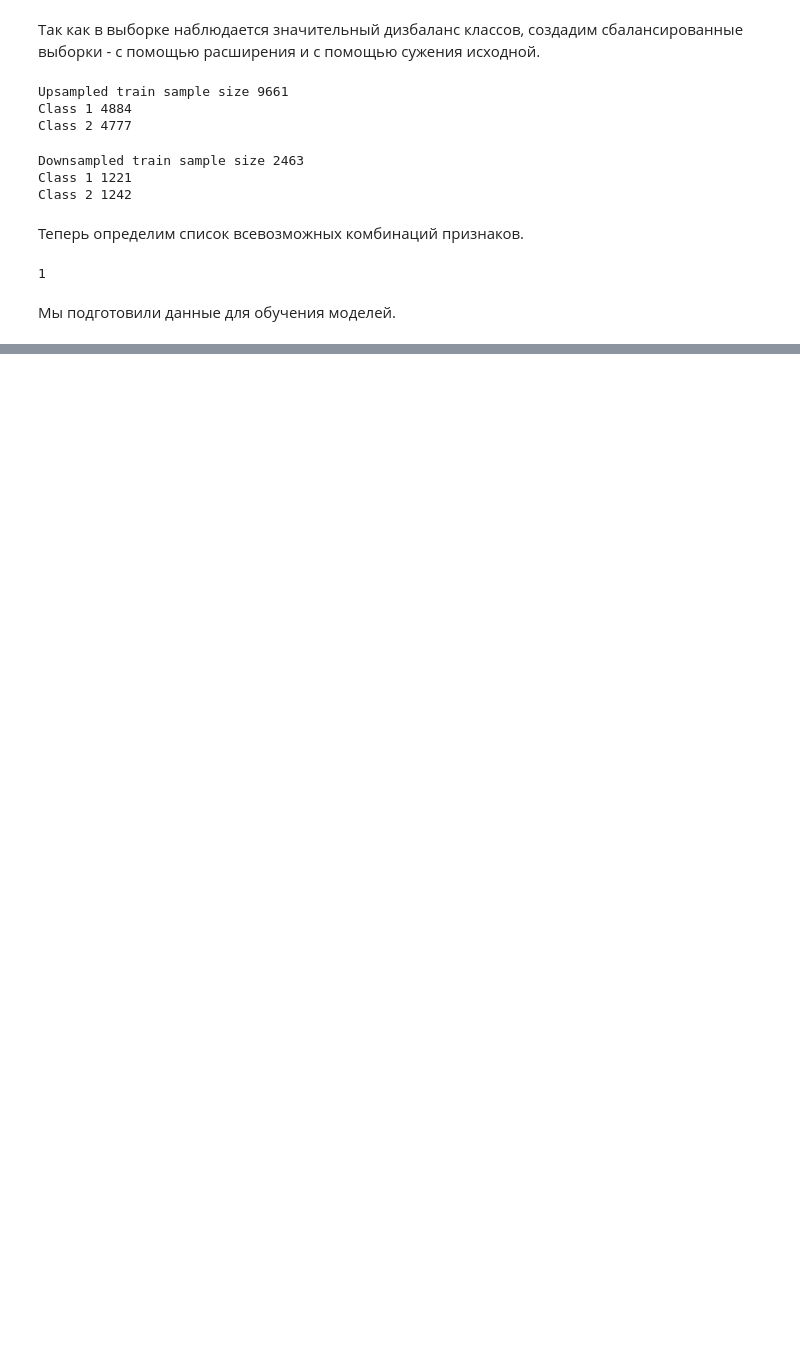
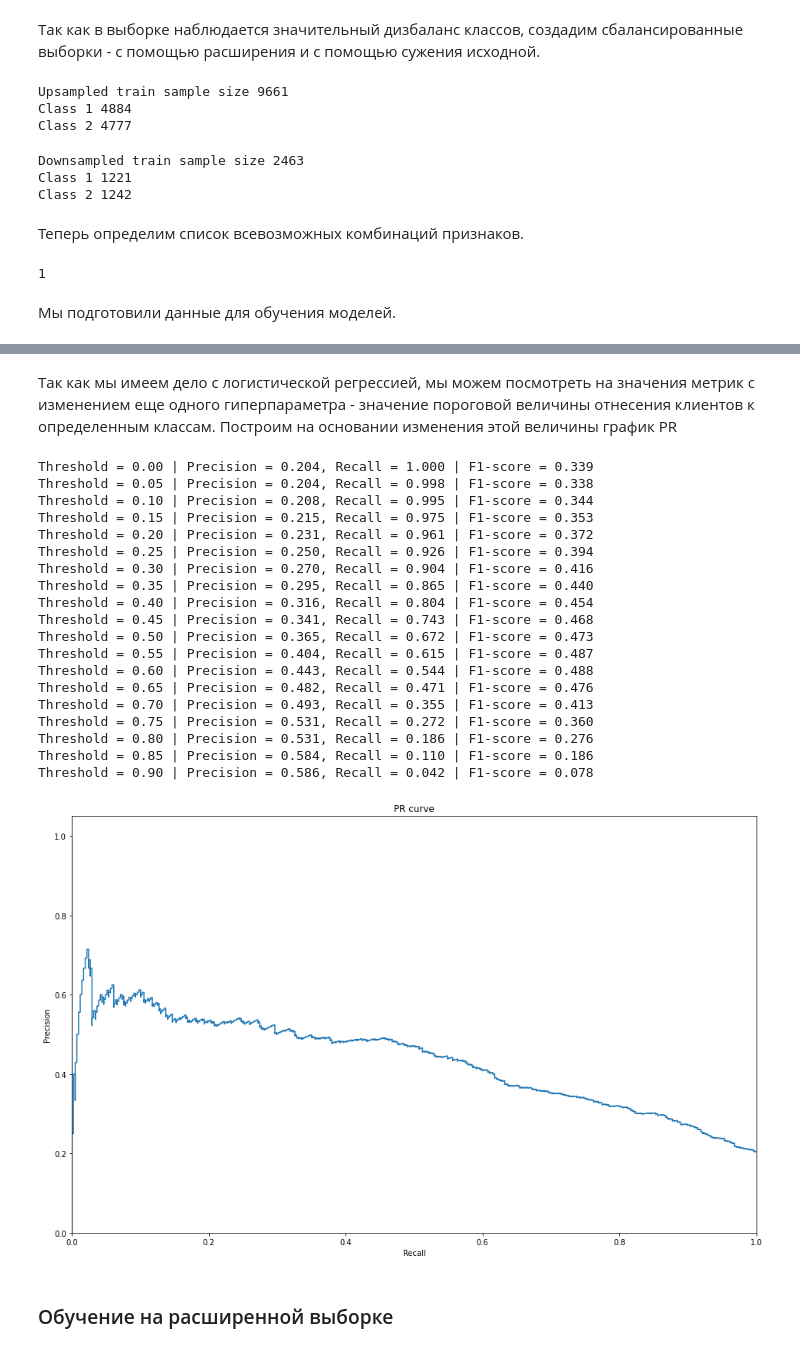
Before and after one commit to aimly/customer_outflow, a Jupyter notebook: notebook.ipynb, the cells around one changed output, grey strips where cells are left out. Cells and saved outputs as stored; diff of their text form; code cells hidden in the pictures; blank space fills up the shorter version.

```diff
--- a/notebook.ipynb
+++ b/notebook.ipynb
@@ -230,0 +454,49 @@ len(features_list)
+# %% [markdown]
+Так как мы имеем дело с логистической регрессией, мы можем посмотреть на значения метрик с изменением еще одного гиперпараметра - значение пороговой величины отнесения клиентов к определенным классам. Построим на основании изменения этой величины график PR
+# %%
+def print_pr_curve(best_classifier, best_features, features, target):
+    probabilities_valid = best_classifier.predict_proba(features[best_features])
+    probabilities_one_valid = probabilities_valid[:, 1]
+
+    for threshold in np.arange(0, 0.95, 0.05):
+        predicted_valid = probabilities_one_valid > threshold
+        precision = precision_score(target, predicted_valid)
+        recall = recall_score(target, predicted_valid)
+        f1 = f1_score(target, predicted_valid)
+        print('Threshold = {:.2f} | Precision = {:.3f}, Recall = {:.3f} | F1-score = {:.3f}'.format(
+            threshold, precision, recall, f1))
+
+    precision, recall, thresholds = precision_recall_curve(target, probabilities_valid[:, 1])
+    plt.figure(figsize=(16, 10))
+    plt.step(recall, precision, where='post')
+    plt.xlabel('Recall')
+    plt.ylabel('Precision')
+    plt.ylim([0.0, 1.05])
+    plt.xlim([0.0, 1.0])
+    plt.title('PR curve')
+    plt.show()
+# %%
+print_pr_curve(best_lin_reg_classifier, best_lin_reg_features, valid_features, valid_target)
+# %% [output]
+Threshold = 0.00 | Precision = 0.204, Recall = 1.000 | F1-score = 0.339
+Threshold = 0.05 | Precision = 0.204, Recall = 0.998 | F1-score = 0.338
+Threshold = 0.10 | Precision = 0.208, Recall = 0.995 | F1-score = 0.344
+Threshold = 0.15 | Precision = 0.215, Recall = 0.975 | F1-score = 0.353
+Threshold = 0.20 | Precision = 0.231, Recall = 0.961 | F1-score = 0.372
+Threshold = 0.25 | Precision = 0.250, Recall = 0.926 | F1-score = 0.394
+Threshold = 0.30 | Precision = 0.270, Recall = 0.904 | F1-score = 0.416
+Threshold = 0.35 | Precision = 0.295, Recall = 0.865 | F1-score = 0.440
+Threshold = 0.40 | Precision = 0.316, Recall = 0.804 | F1-score = 0.454
+Threshold = 0.45 | Precision = 0.341, Recall = 0.743 | F1-score = 0.468
+Threshold = 0.50 | Precision = 0.365, Recall = 0.672 | F1-score = 0.473
+Threshold = 0.55 | Precision = 0.404, Recall = 0.615 | F1-score = 0.487
+Threshold = 0.60 | Precision = 0.443, Recall = 0.544 | F1-score = 0.488
+Threshold = 0.65 | Precision = 0.482, Recall = 0.471 | F1-score = 0.476
+Threshold = 0.70 | Precision = 0.493, Recall = 0.355 | F1-score = 0.413
+Threshold = 0.75 | Precision = 0.531, Recall = 0.272 | F1-score = 0.360
+Threshold = 0.80 | Precision = 0.531, Recall = 0.186 | F1-score = 0.276
+Threshold = 0.85 | Precision = 0.584, Recall = 0.110 | F1-score = 0.186
+Threshold = 0.90 | Precision = 0.586, Recall = 0.042 | F1-score = 0.078
+[figure, added]
+# %% [markdown]
+### Обучение на расширенной выборке
```
Also changed, not shown: parts of 44 cells of this notebook.
